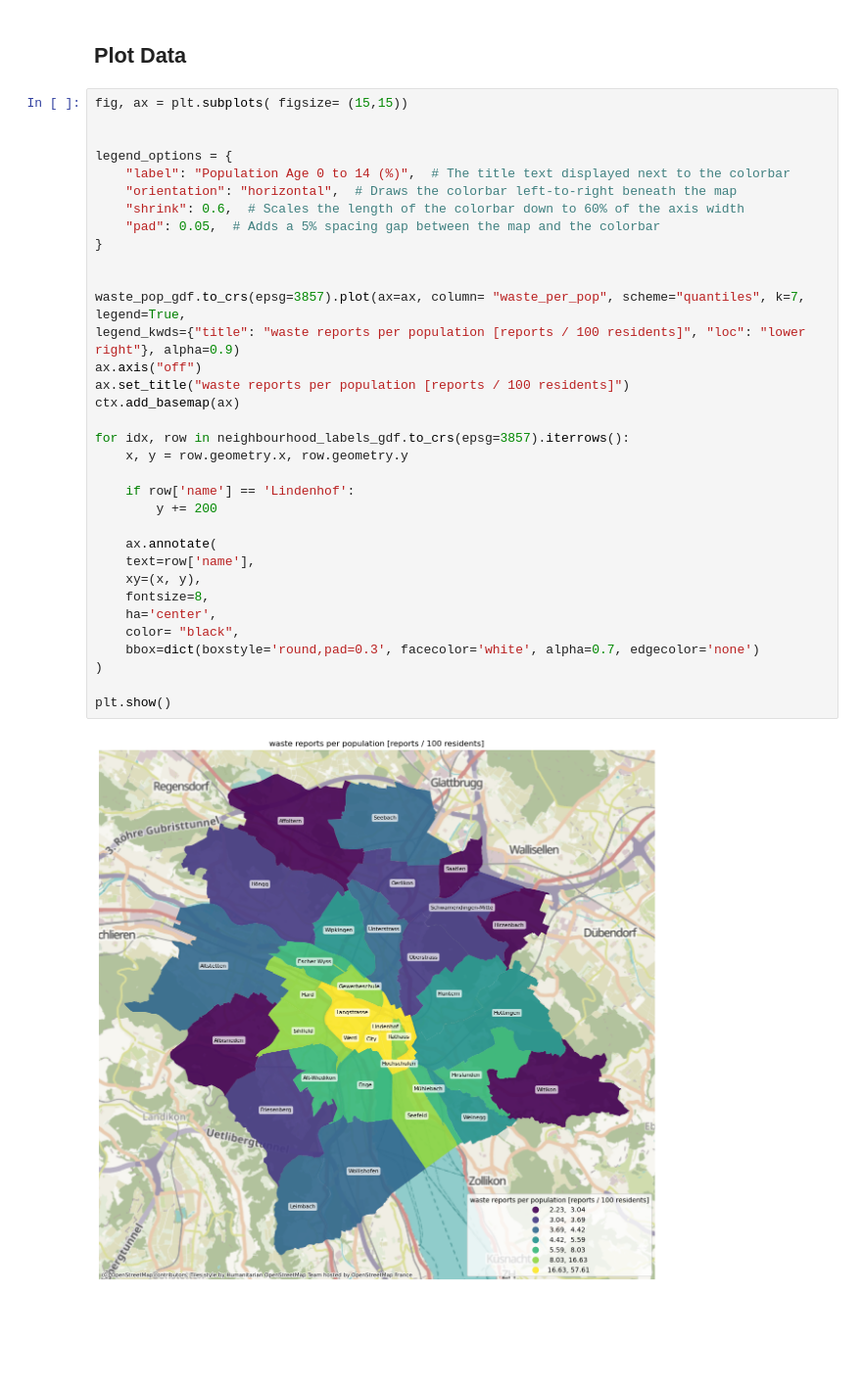
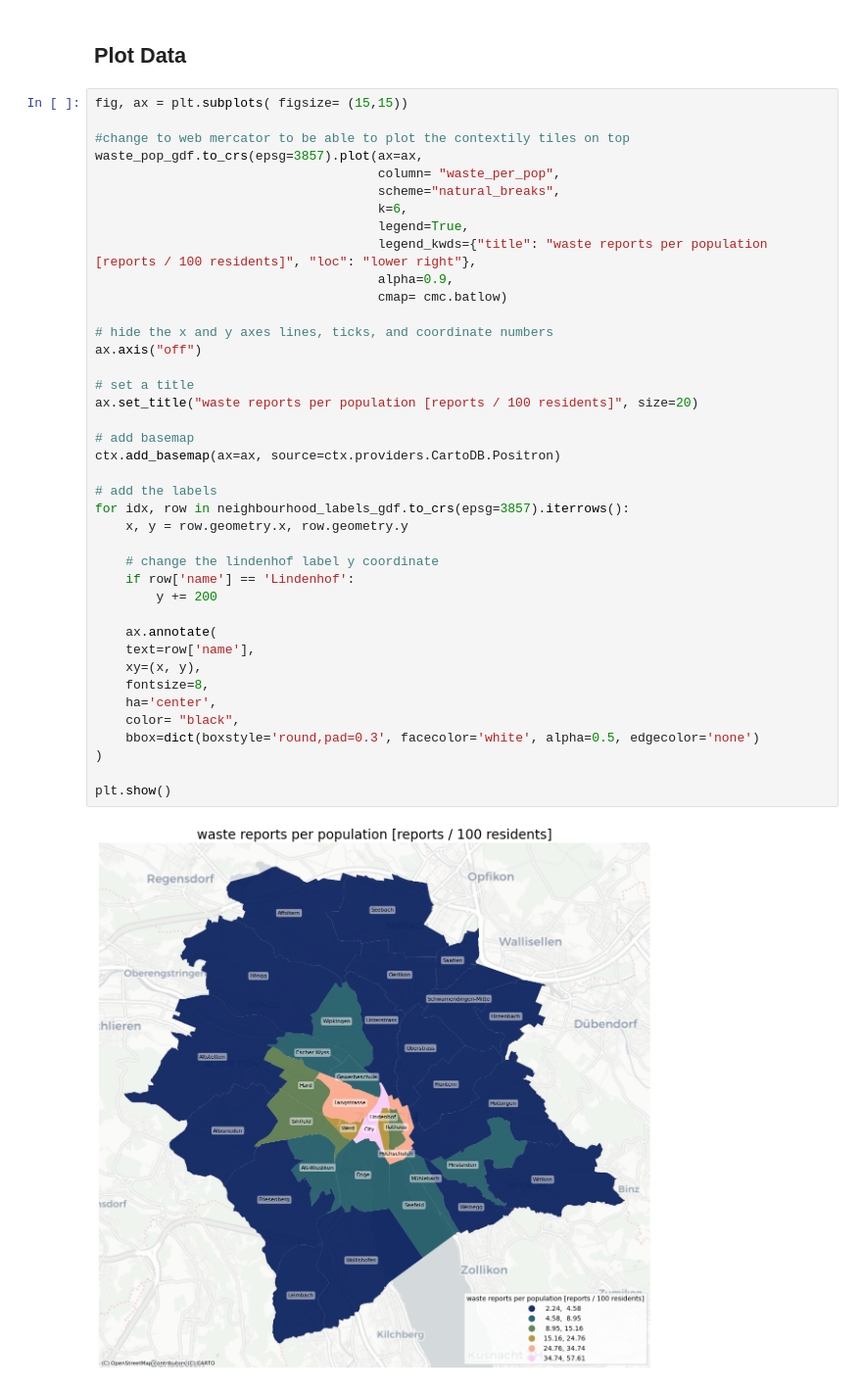
Before and after one commit to tiijb/sds_project, a Jupyter notebook: waste_neighbourhood_map.ipynb, the cells around one changed output. Shown at 98% size. Saved outputs shown, nothing was run; the diff lists cells and outputs as text; blank space fills up the shorter version.

Commit message:
add introduction and change visual details of the map

```diff
--- a/waste_neighbourhood_map.ipynb
+++ b/waste_neighbourhood_map.ipynb
@@ -181,36 +150,42 @@ waste_pop_gdf.head(5)
 # %%
 fig, ax = plt.subplots( figsize= (15,15))
 
+#change to web mercator to be able to plot the contextily tiles on top
+waste_pop_gdf.to_crs(epsg=3857).plot(ax=ax,
+                                     column= "waste_per_pop",
+                                     scheme="natural_breaks",
+                                     k=6,
+                                     legend=True,
+                                     legend_kwds={"title": "waste reports per population [reports / 100 residents]", "loc": "lower right"},
+                                     alpha=0.9,
+                                     cmap= cmc.batlow)
 
-legend_options = {
-    "label": "Population Age 0 to 14 (%)",  # The title text displayed next to the colorbar
-    "orientation": "horizontal",  # Draws the colorbar left-to-right beneath the map
-    "shrink": 0.6,  # Scales the length of the colorbar down to 60% of the axis width
-    "pad": 0.05,  # Adds a 5% spacing gap between the map and the colorbar
-}
+# hide the x and y axes lines, ticks, and coordinate numbers
+ax.axis("off")
 
+# set a title
+ax.set_title("waste reports per population [reports / 100 residents]", size=20)
 
-waste_pop_gdf.to_crs(epsg=3857).plot(ax=ax, column= "waste_per_pop", scheme="quantiles", k=7, legend=True,
-legend_kwds={"title": "waste reports per population [reports / 100 residents]", "loc": "lower right"}, alpha=0.9)
-ax.axis("off")
-ax.set_title("waste reports per population [reports / 100 residents]")
-ctx.add_basemap(ax)
+# add basemap
+ctx.add_basemap(ax=ax, source=ctx.providers.CartoDB.Positron)
 
+# add the labels
 for idx, row in neighbourhood_labels_gdf.to_crs(epsg=3857).iterrows():
     x, y = row.geometry.x, row.geometry.y
 
+    # change the lindenhof label y coordinate
     if row['name'] == 'Lindenhof':
         y += 200
 
     ax.annotate(
     text=row['name'],
     xy=(x, y),
     fontsize=8,
     ha='center',
     color= "black",
-    bbox=dict(boxstyle='round,pad=0.3', facecolor='white', alpha=0.7, edgecolor='none')
+    bbox=dict(boxstyle='round,pad=0.3', facecolor='white', alpha=0.5, edgecolor='none')
 )
 
 plt.show()
 # %% [output]
-[figure, old version]
+[figure, new version]
```
Also changed, not shown: parts of 9 cells of this notebook.
